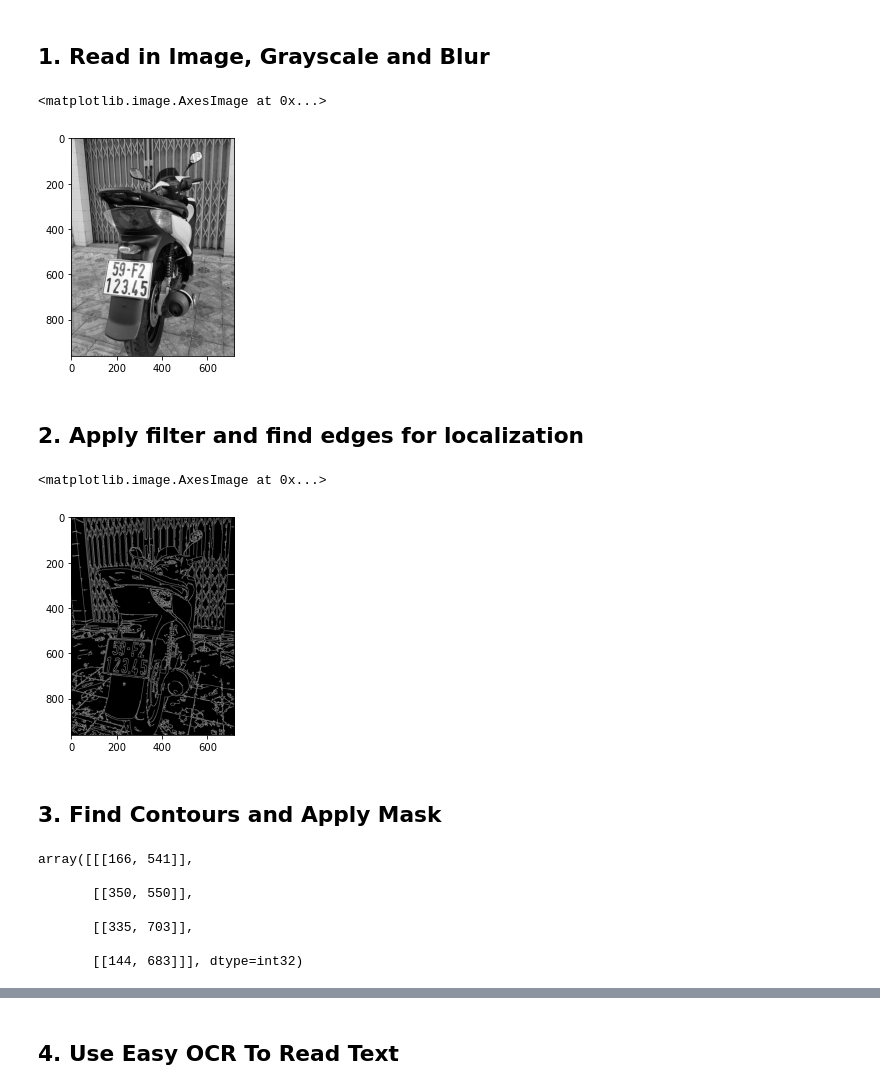
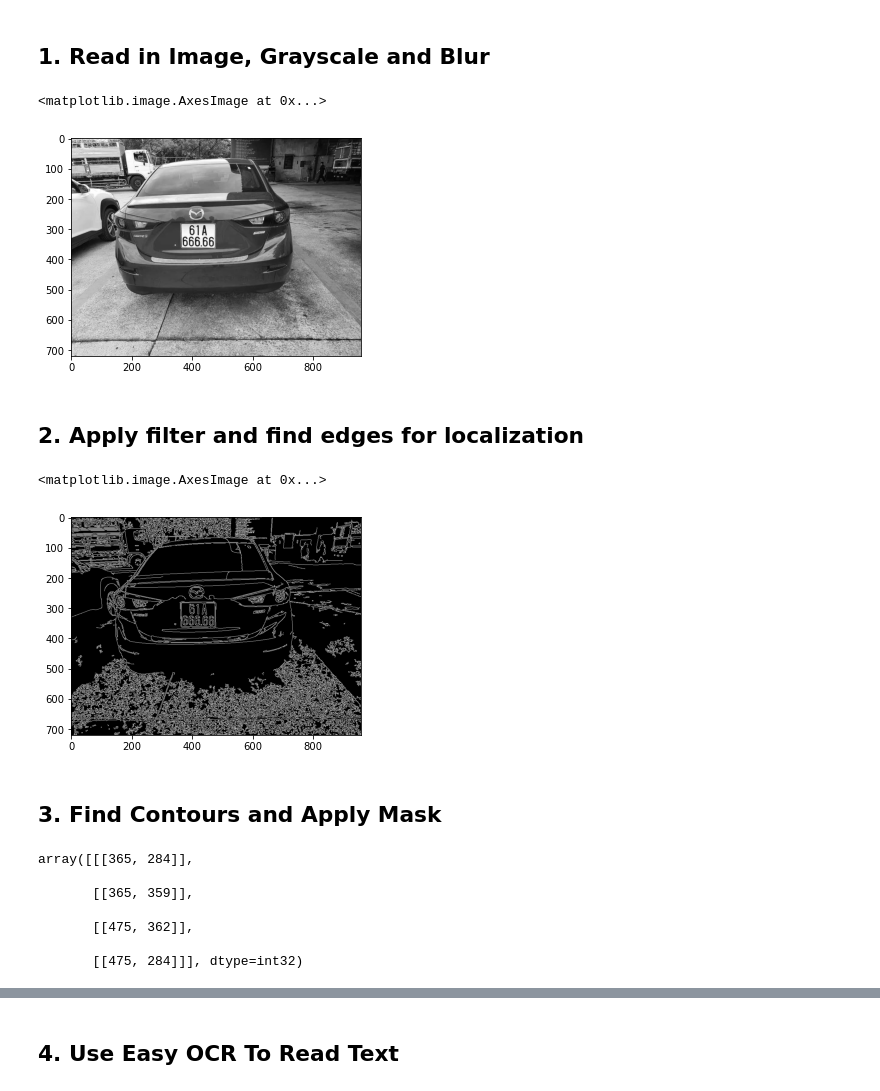
Before and after one commit to thanhthuy1612/OOAD, a Jupyter notebook: be/hdt.ipynb, the cells around one changed output, grey strips where cells are left out. Saved outputs shown, nothing was run; the diff lists cells and outputs as text; code cells hidden in the pictures.

```diff
--- a/be/hdt.ipynb
+++ b/be/hdt.ipynb
@@ -15,12 +15,12 @@ import easyocr
 # %% [markdown]
 ## 1. Read in Image, Grayscale and Blur
 # %%
-img = cv2.imread('./images/3.jpg')
+img = cv2.imread('./images/1.jpg')
 gray = cv2.cvtColor(img, cv2.COLOR_BGR2GRAY)
 plt.imshow(cv2.cvtColor(gray, cv2.COLOR_BGR2RGB))
 # %% [output]
 <matplotlib.image.AxesImage at 0x...>
-[figure, old version]
+[figure, new version]
 # %% [markdown]
 ## 2. Apply filter and find edges for localization
 # %%
@@ -29,7 +29,7 @@ edged = cv2.Canny(bfilter, 30, 200) #Edge detection
 plt.imshow(cv2.cvtColor(edged, cv2.COLOR_BGR2RGB))
 # %% [output]
 <matplotlib.image.AxesImage at 0x...>
-[figure, old version]
+[figure, new version]
 # %% [markdown]
 ## 3. Find Contours and Apply Mask
 # %%
@@ -46,13 +46,13 @@ for contour in contours:
 # %%
 location
 # %% [output]
-array([[[166, 541]],
+array([[[365, 284]],
 
-       [[350, 550]],
+       [[365, 359]],
 
-       [[335, 703]],
+       [[475, 362]],
 
-       [[144, 683]]], dtype=int32)
+       [[475, 284]]], dtype=int32)
 # %%
 mask = np.zeros(gray.shape, np.uint8)
 new_image = cv2.drawContours(mask, [location], 0,255, -1)
```
Also changed, not shown: parts of 5 cells of this notebook, 2 other files.
